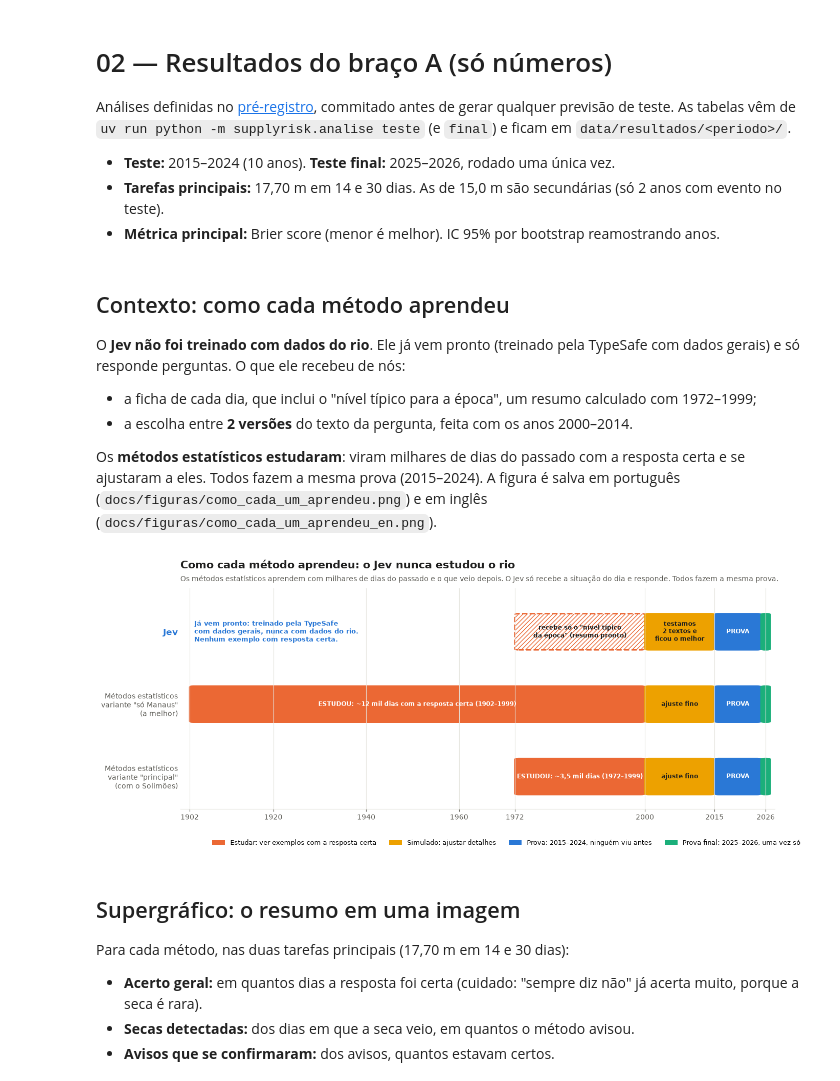
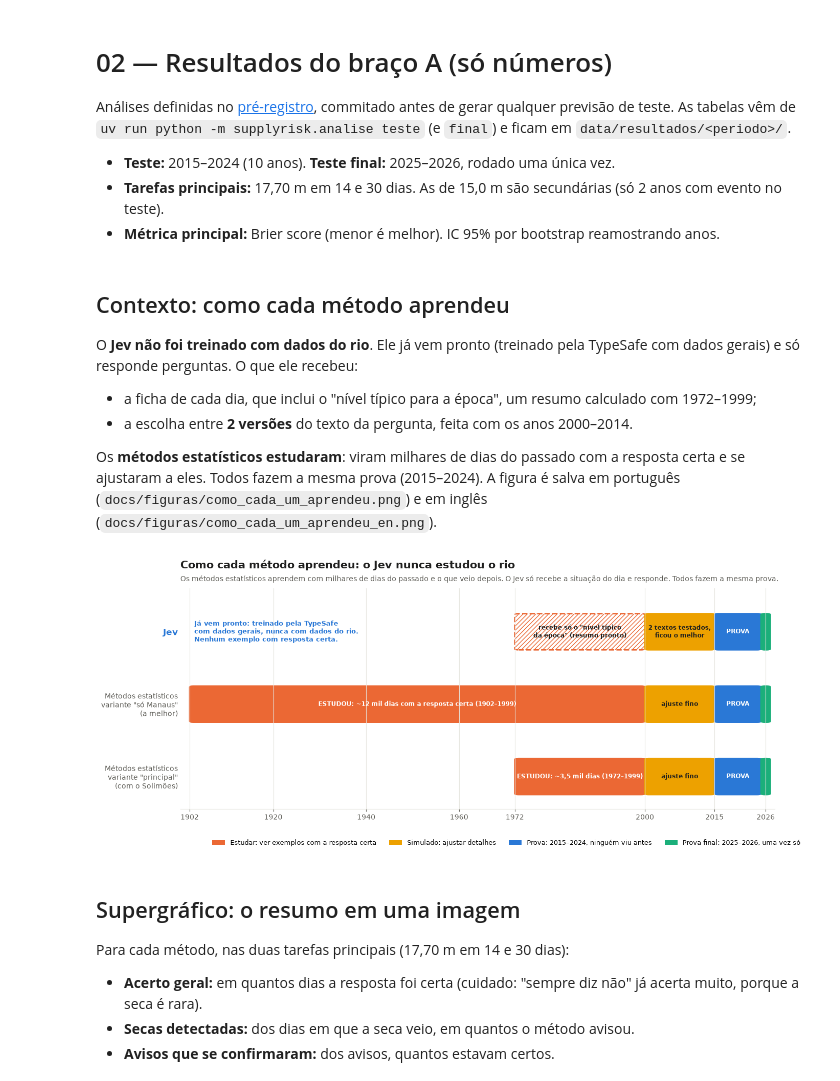
Before and after one commit to DouglasSM747/SupplyRisk, a Jupyter notebook: notebooks/02_resultados_braco_a.ipynb, the cells around one changed output. Drawn from its saved outputs; the diff is of its cells as text; code cells hidden in the pictures.

Commit message:
Ajusta linguagem: sem primeira pessoa do plural nos textos e figuras

```diff
--- a/notebooks/02_resultados_braco_a.ipynb
+++ b/notebooks/02_resultados_braco_a.ipynb
@@ -37,7 +37,7 @@ MELHOR = {(1770, 14): "logistica__so_manaus", (1770, 30): "logistica__so_manaus"
 # %% [markdown]
 ## Contexto: como cada método aprendeu
 
-O **Jev não foi treinado com dados do rio**. Ele já vem pronto (treinado pela TypeSafe com dados gerais) e só responde perguntas. O que ele recebeu de nós:
+O **Jev não foi treinado com dados do rio**. Ele já vem pronto (treinado pela TypeSafe com dados gerais) e só responde perguntas. O que ele recebeu:
 
 - a ficha de cada dia, que inclui o "nível típico para a época", um resumo calculado com 1972–1999;
 - a escolha entre **2 versões** do texto da pergunta, feita com os anos 2000–2014.
@@ -55,7 +55,7 @@ TEXTOS_TREINO = {
         "linhas": ["Jev", "Métodos estatísticos\nvariante \"só Manaus\"\n(a melhor)",
                    "Métodos estatísticos\nvariante \"principal\"\n(com o Solimões)"],
         "jev_resumo": "recebe só o \"nível típico\nda época\" (resumo pronto)",
-        "jev_textos": "testamos\n2 textos e\nficou o melhor",
+        "jev_textos": "2 textos testados,\nficou o melhor",
         "jev_nota": "Já vem pronto: treinado pela TypeSafe\ncom dados gerais, nunca com dados do rio.\nNenhum exemplo com resposta certa.",
         "estudou_longo": "ESTUDOU: ~12 mil dias com a resposta certa (1902–1999)",
         "estudou_curto": "ESTUDOU: ~3,5 mil dias (1972–1999)",
@@ -72,7 +72,7 @@ TEXTOS_TREINO = {
         "linhas": ["Jev", "Statistical methods\n\"Manaus only\" variant\n(the best one)",
                    "Statistical methods\n\"main\" variant\n(with the Solimões)"],
         "jev_resumo": "only gets the \"typical level\nfor the season\" (ready summary)",
-        "jev_textos": "we tested\n2 prompts,\nkept the best",
+        "jev_textos": "2 prompts tested,\nbest one kept",
         "jev_nota": "Comes pre-trained: built by TypeSafe on\ngeneral data, never on river data.\nNot a single example with the right answer.",
         "estudou_longo": "STUDIED: ~12k days with the right answer (1902–1999)",
         "estudou_curto": "STUDIED: ~3.5k days (1972–1999)",
@@ -119,34 +119,34 @@ def figura_treino(t):
     faixa(ax, 0.0, 1972, 1999, "treino", t["estudou_curto"])
     faixa(ax, 0.0, 2000, 2014, "validacao", t["ajuste"])
     faixa(ax, 0.0, 2015, 2024, "teste", t["prova"])
     faixa(ax, 0.0, 2025, 2026, "final", "")
 
     ax.set_xlim(1900, 2028)
     ax.set_ylim(-0.45, 2.6)
     ax.set_yticks([2.0, 1.0, 0.0], t["linhas"])
     for lbl in ax.get_yticklabels():
         if lbl.get_text() == "Jev":
             lbl.set_color("#2a78d6"); lbl.set_fontweight("bold"); lbl.set_fontsize(12)
     ax.set_xticks([1902, 1920, 1940, 1960, 1972, 2000, 2015, 2026])
     ax.grid(axis="y", visible=False)
     ax.spines["left"].set_visible(False)
     ax.tick_params(axis="y", length=0)
 
     fig.legend([Patch(facecolor=cor, edgecolor="none") for cor in COR_PAPEL.values()],
                [t["legenda"][papel] for papel in COR_PAPEL],
                loc="lower center", ncol=4, frameon=False, fontsize=9, bbox_to_anchor=(0.55, -0.04))
     fig.suptitle(t["titulo"], x=0.125, ha="left", fontsize=15, fontweight="bold", color=TINTA)
     fig.text(0.125, 0.905, t["subtitulo"], fontsize=10, color=TINTA_2)
     Path(t["arquivo"]).parent.mkdir(parents=True, exist_ok=True)
     fig.savefig(t["arquivo"], dpi=200, bbox_inches="tight", facecolor="white")
     return fig
 
 
 figura_treino(TEXTOS_TREINO["en"])
 plt.close()
 figura_treino(TEXTOS_TREINO["pt"]);
 # %% [output]
-[figure, old version]
+[figure, new version]
 # %% [markdown]
 ## Supergráfico: o resumo em uma imagem
 
```
Also changed, not shown: parts of 1 cell of this notebook, 6 other files.
